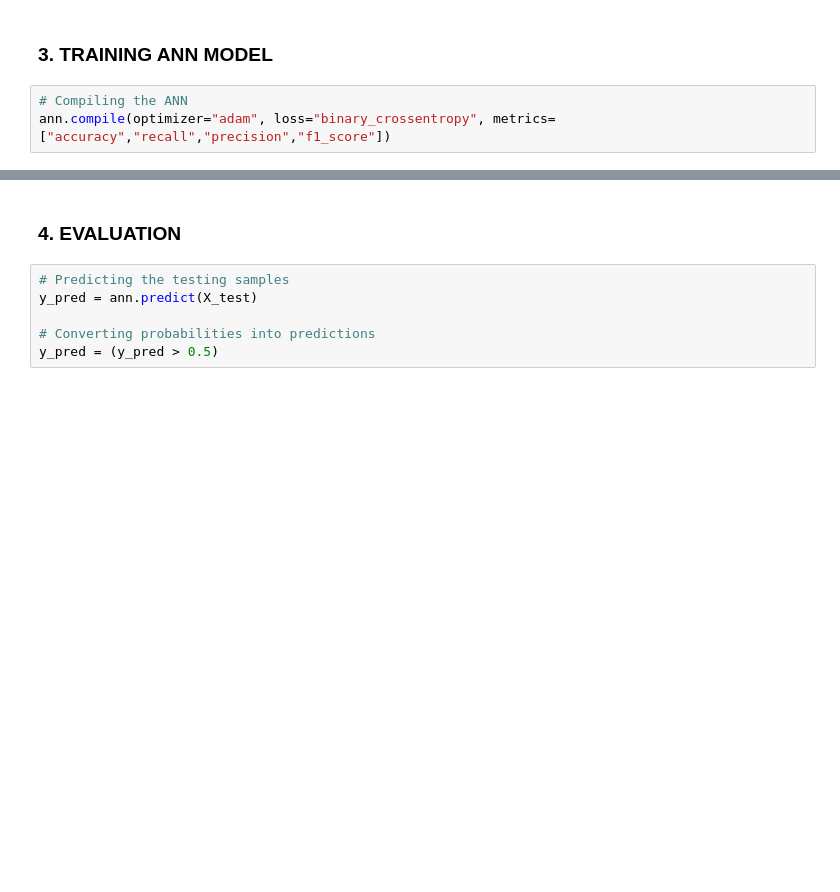
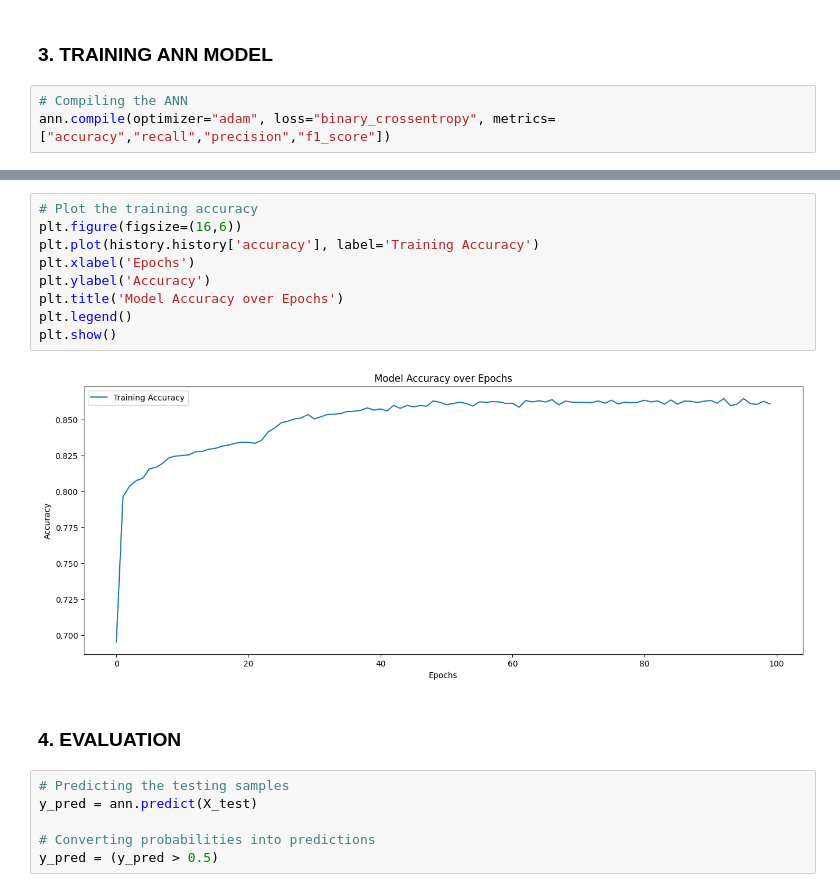
Before and after one commit to sinanw/ann-bank-customer-retention, a Jupyter notebook: notebooks/2-ann-training-tensorflow.ipynb, the cells around one changed output, grey strips where cells are left out. Drawn from its saved outputs; the diff is of its cells as text; blank space fills up the shorter version.

```diff
--- a/notebooks/2-ann-training-tensorflow.ipynb
+++ b/notebooks/2-ann-training-tensorflow.ipynb
@@ -98,3 +98,14 @@ Epoch 100/100
+# %%
+# Plot the training accuracy
+plt.figure(figsize=(16,6))
+plt.plot(history.history['accuracy'], label='Training Accuracy')
+plt.xlabel('Epochs')
+plt.ylabel('Accuracy')
+plt.title('Model Accuracy over Epochs')
+plt.legend()
+plt.show()
+# %% [output]
+[figure, added]
 # %% [markdown]
 ### 4. EVALUATION
 # %%
```
Also changed, not shown: parts of 4 cells of this notebook.
